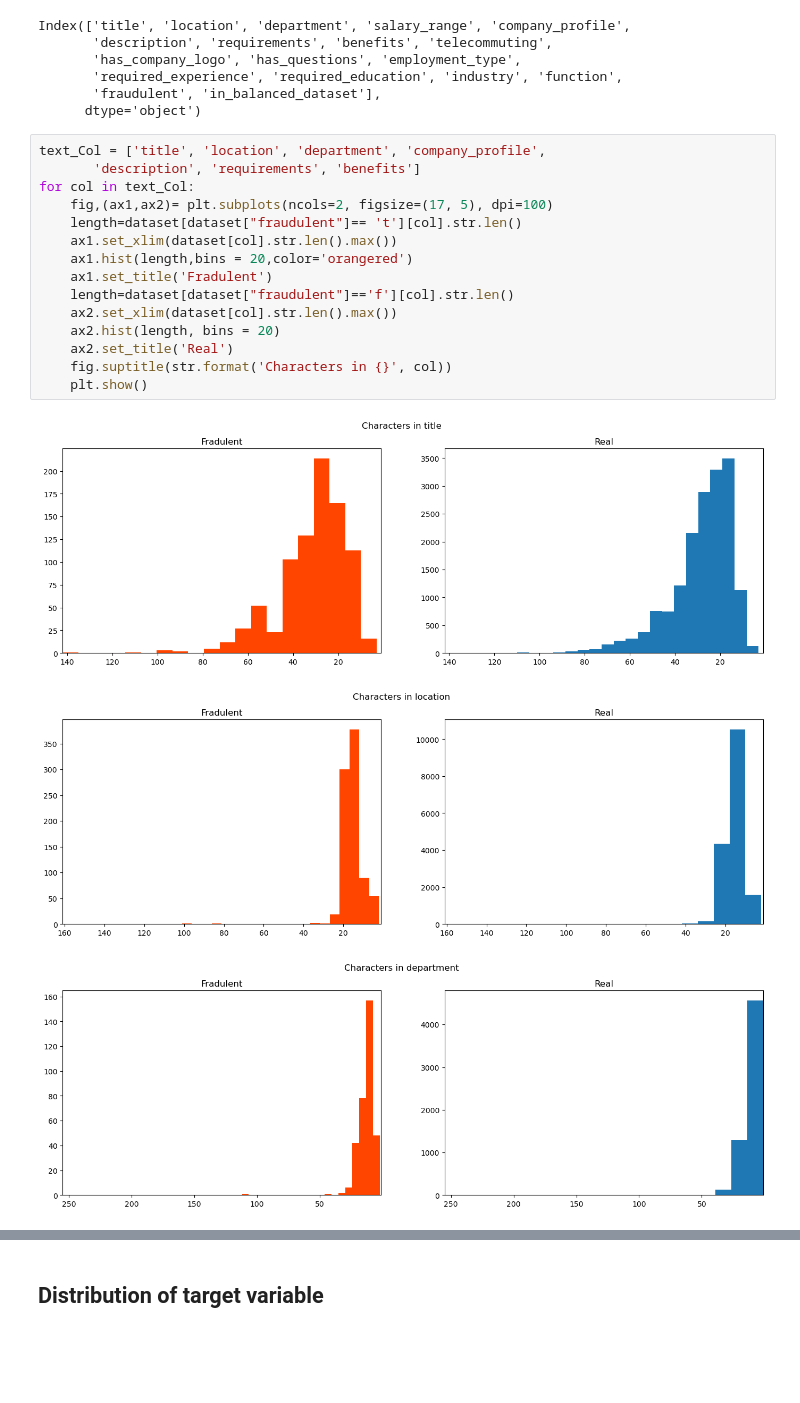
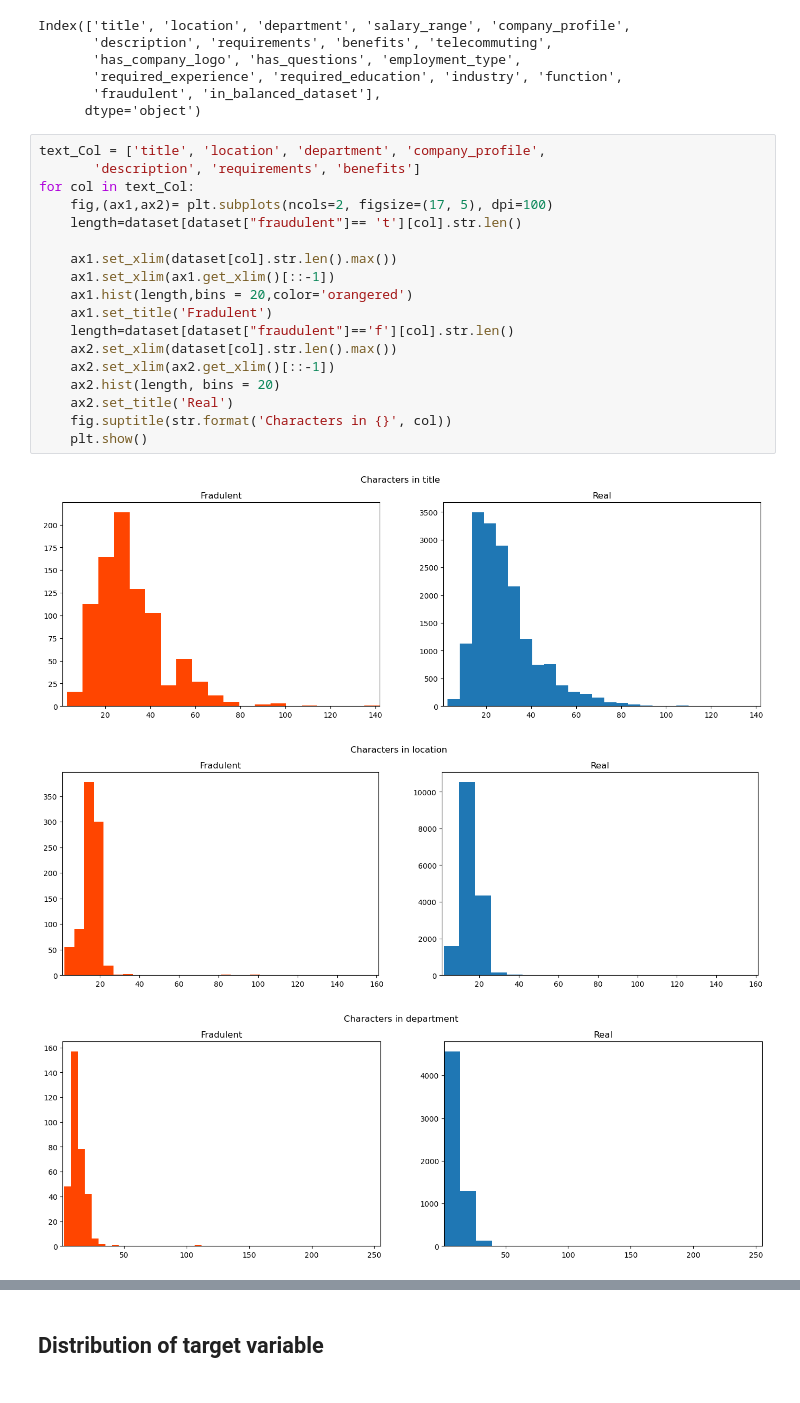
Before and after one commit to yaoyid/bt4012G5, a Jupyter notebook: EDA.ipynb, the cells around one changed output, grey strips where cells are left out. Saved outputs shown, nothing was run; the diff lists cells and outputs as text; blank space fills up the shorter version.

```diff
--- a/EDA.ipynb
+++ b/EDA.ipynb
@@ -151,19 +151,22 @@ Index(['title', 'location', 'department', 'salary_range', 'company_profile',
 # %%
 text_Col = ['title', 'location', 'department', 'company_profile',
        'description', 'requirements', 'benefits']
 for col in text_Col:
     fig,(ax1,ax2)= plt.subplots(ncols=2, figsize=(17, 5), dpi=100)
     length=dataset[dataset["fraudulent"]== 't'][col].str.len()
+
     ax1.set_xlim(dataset[col].str.len().max())
+    ax1.set_xlim(ax1.get_xlim()[::-1])
     ax1.hist(length,bins = 20,color='orangered')
     ax1.set_title('Fradulent')
     length=dataset[dataset["fraudulent"]=='f'][col].str.len()
     ax2.set_xlim(dataset[col].str.len().max())
+    ax2.set_xlim(ax2.get_xlim()[::-1])
     ax2.hist(length, bins = 20)
     ax2.set_title('Real')
     fig.suptitle(str.format('Characters in {}', col))
     plt.show()
 # %% [output]
-[figure, old version]
+[figure, new version]
-[figure, old version]
+[figure, new version]
-[figure, old version]
+[figure, new version]
```
Also changed, not shown: parts of 2 cells of this notebook.
